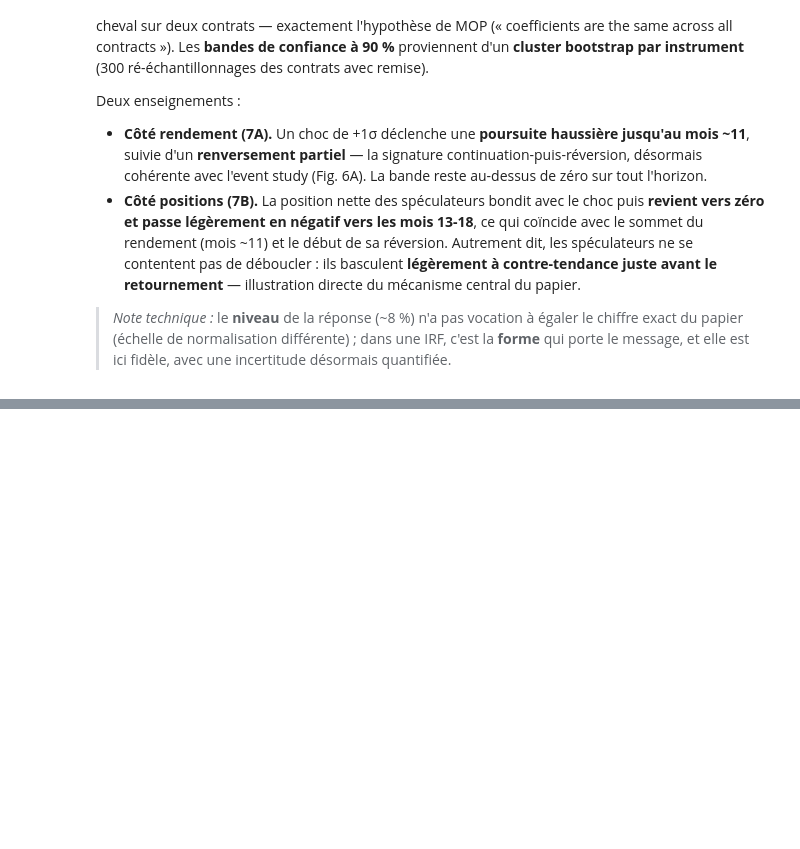
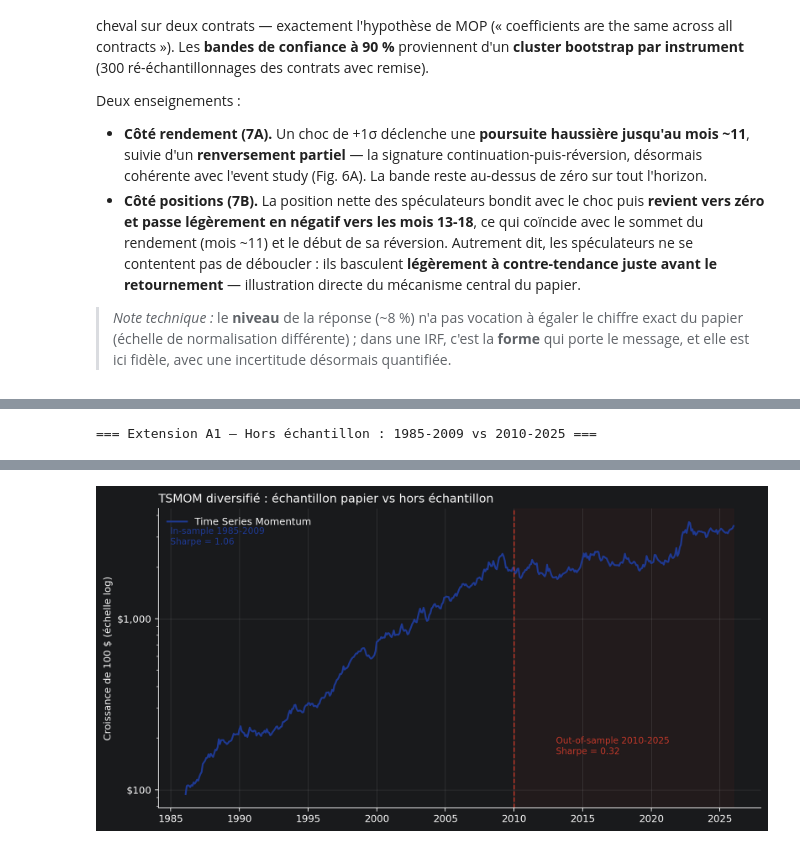
Before and after one commit to Mariuscalaque/Moskowitz-HuaOoi-Pedersen-Time-Series-Momentum-, a Jupyter notebook: replication_complete.ipynb, the cells around one changed output, grey strips where cells are left out. Drawn from its saved outputs; the diff is of its cells as text; code cells hidden in the pictures; blank space fills up the shorter version.

Commit message:
Extended version corrected

```diff
--- a/replication_complete.ipynb
+++ b/replication_complete.ipynb
@@ -559,0 +580,26 @@ Deux enseignements :
+# %%
+from src import robustness as rb
+from src.config import EXTENDED_END
+from src.factors import fetch_ff_factors
+
+# Facteurs MKT/SMB/HML/UMD sur le PLEIN échantillon (1985 → 2025)
+ff_full = fetch_ff_factors(start=PAPER_START, end=EXTENDED_END, source='auto')
+benchm_full = prices[['MXWO Index']].resample('ME').last().pct_change()
+mkt_excess_full = (benchm_full['MXWO Index'] - ff_full['RF']).rename('MKT')
+ff4 = pd.concat([mkt_excess_full, ff_full[['SMB', 'HML', 'UMD']]], axis=1).dropna()
+
+def _show(df, fmt):
+    """Affichage robuste (numérique) avec repli sur round()."""
+    try:
+        return df.apply(pd.to_numeric, errors='coerce').style.format(fmt, na_rep='—')
+    except Exception:
+        return df.round(3)
+
+oos = rb.subperiod_performance(tsmom, ff4)
+print('=== Extension A1 — Hors échantillon : 1985-2009 vs 2010-2025 ===')
+display(_show(oos, {'N months': '{:.0f}', 'Ann. mean': '{:.2%}', 'Ann. vol': '{:.2%}',
+                    'Sharpe': '{:.2f}', 'Max DD': '{:.2%}', 'Alpha (%/m)': '{:.3f}',
+                    't(Alpha)': '{:.2f}', 'beta(MKT^2)': '{:.2f}', 't(MKT^2)': '{:.2f}'}))
+display(Image(filename=str(plotting.figure_oos_cumulative(tsmom, split=PAPER_END))))
+# %% [output]
+=== Extension A1 — Hors échantillon : 1985-2009 vs 2010-2025 ===
@@ -559,0 +610 @@ Deux enseignements :
+[figure, added]
```
Also changed, not shown: parts of 24 cells of this notebook, 23 other files.
